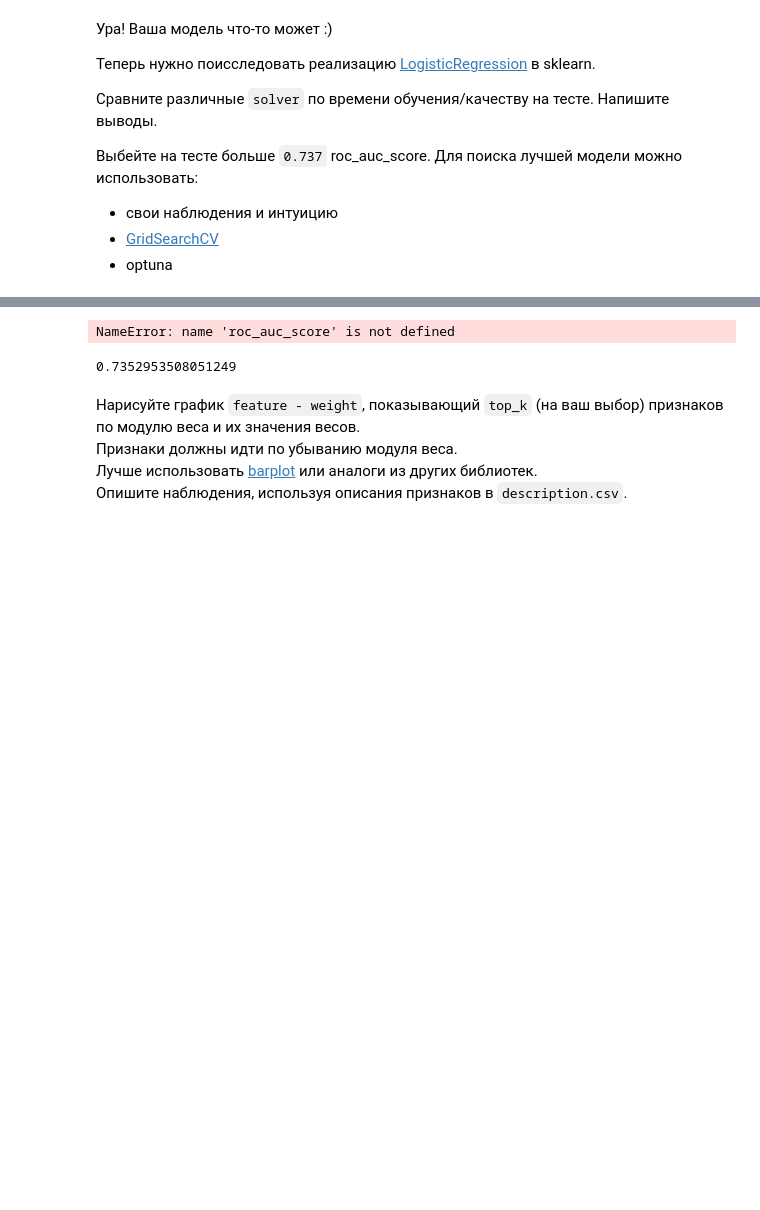
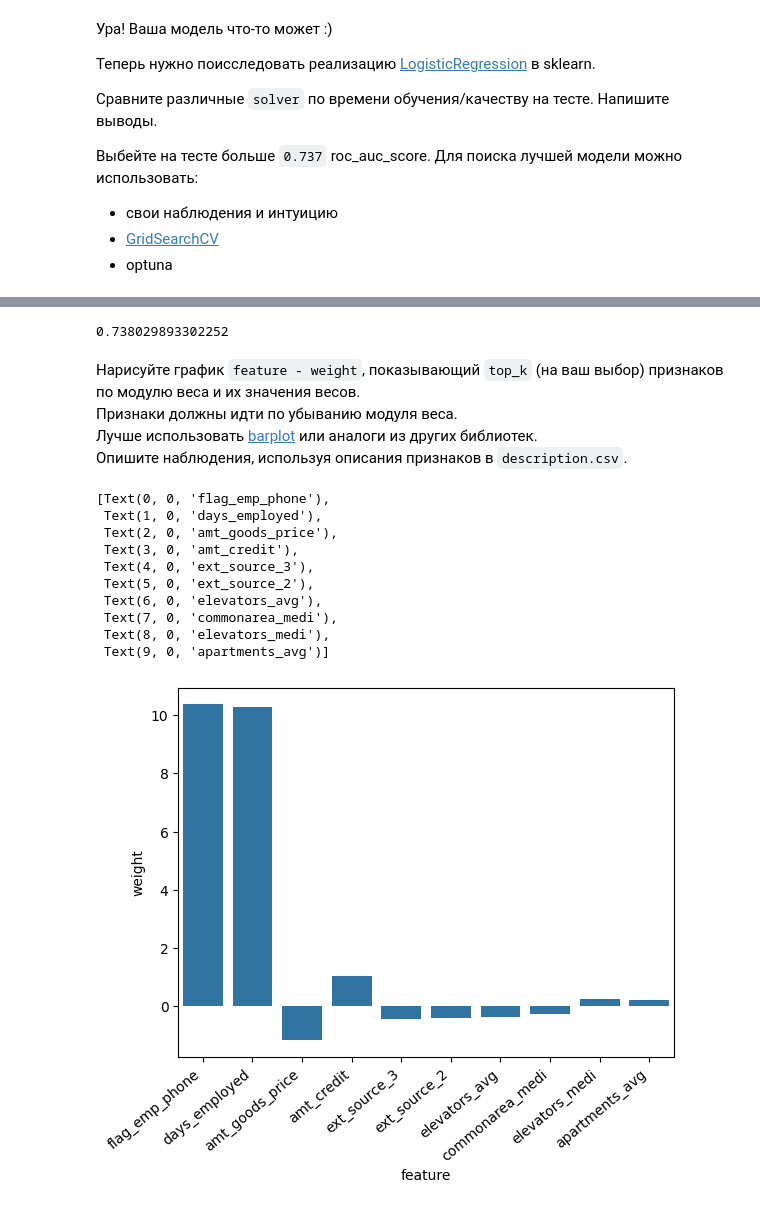
Before and after one commit to Nesterov-BA/aimasters, a Jupyter notebook: 1sem/ML1/homeworks/hw3/hw3.ipynb, the cells around one changed output, grey strips where cells are left out. Saved outputs shown, nothing was run; the diff lists cells and outputs as text; code cells hidden in the pictures; blank space fills up the shorter version.

```diff
--- a/1sem/ML1/homeworks/hw3/hw3.ipynb
+++ b/1sem/ML1/homeworks/hw3/hw3.ipynb
@@ -222,12 +223,12 @@ class LinearModel:
         """
 
         if w_0 is None:
-            w_k = np.zeros(X.shape[1] + 1) # [bias, weights]
+            w_k = np.zeros(X.shape[1] + 1) # [biapd.read_sql('test_data', 'postgres:///db_name') s, weights]
         else:
             w_k = w_0
 
         last_loss = 10**5
-        for epoch in range(self.max_iter):
+        for epoch in tqdm(range(self.max_iter)):
             epoch_rand_indices = np.random.permutation(X.shape[0])
             inner_cycle_length = int(np.ceil(X.shape[0] / self.batch_size))
 
@@ -354,4 +355,7 @@ X_tst = prep.transform(X_tst)
 Инициализируйте написанный выше лосс и классификатор, для `BinaryLogisticLoss` возьмите параметр `l2_coef=0.1`, параметры `LinearModel` нужно подобрать так, чтобы [roc_auc_score](https://scikit-learn.org/1.5/modules/generated/sklearn.metrics.roc_auc_score.html) был больше 0.72.
 # %%
 loss_function = BinaryLogisticLoss(l2_coef=0.1)
-clf = LinearModel(loss_function=loss_function,batch_size= 100,step_alpha=2,max_iter= 100)
+# 'batch size': 466,
+#  'step': 0.04169903111214461,
+#  'tolerance': 6.410582886211261
+clf = LinearModel(loss_function=loss_function,batch_size= 466,step_alpha=0.04169903111214461,max_iter= 200, tolerance=10**(-6.410582886211261))
@@ -382,3 +459,13 @@ clf = LogisticRegression()
 # %%
+clf = LogisticRegression(
+        penalty='l2',
+        C=47.163013827752906,
+        solver='liblinear',
+        tol=1.0171669120095538e-05,
+        max_iter=446,
+        l1_ratio=None,
+        random_state=42,
+        verbose=1
+    )
 clf.fit(X_tr, y_tr)
 # %% [output]
@@ -386,16 +491,39 @@ LogisticRegression()
 # %%
 assert roc_auc_score(y_tst, clf.predict_proba(X_tst)[:, 1]) > 0.737
-# %% [output]
-NameError: name 'roc_auc_score' is not defined
 # %%
 roc_auc_score(y_tst, clf.predict_proba(X_tst)[:, 1])
 # %% [output]
-0.7352953508051249
+0.738029893302252
 # %% [markdown]
 Нарисуйте график `feature - weight`, показывающий `top_k` (на ваш выбор) признаков по модулю веса и их значения весов. <br>
 Признаки должны идти по убыванию модуля веса. <br>
 Лучше использовать [barplot](https://matplotlib.org/stable/api/_as_gen/matplotlib.pyplot.bar.html) или аналоги из других библиотек. <br>
 Опишите наблюдения, используя описания признаков в `description.csv`.
 # %%
-# ваш график
+import seaborn as sns
+import matplotlib.pyplot as plt
+weights = clf.coef_[0]
+feature_names = features
+feature_weights = pd.DataFrame({
+    'feature': feature_names,
+    'weight': weights,
+    'abs_weight': np.abs(weights)
+})
+top_k = 10
+top_features = feature_weights.nlargest(top_k, 'abs_weight')
+# %%
+ax = sns.barplot(data=top_features, x='feature', y = 'weight')
+ax.set_xticklabels(ax.get_xticklabels(), rotation=40, ha="right")
+# %% [output]
+[Text(0, 0, 'flag_emp_phone'),
+ Text(1, 0, 'days_employed'),
+ Text(2, 0, 'amt_goods_price'),
+ Text(3, 0, 'amt_credit'),
+ Text(4, 0, 'ext_source_3'),
+ Text(5, 0, 'ext_source_2'),
+ Text(6, 0, 'elevators_avg'),
+ Text(7, 0, 'commonarea_medi'),
+ Text(8, 0, 'elevators_medi'),
+ Text(9, 0, 'apartments_avg')]
+[figure, added]
 # %% [markdown]
```
Also changed, not shown: parts of 18 cells of this notebook, 12 other files.
